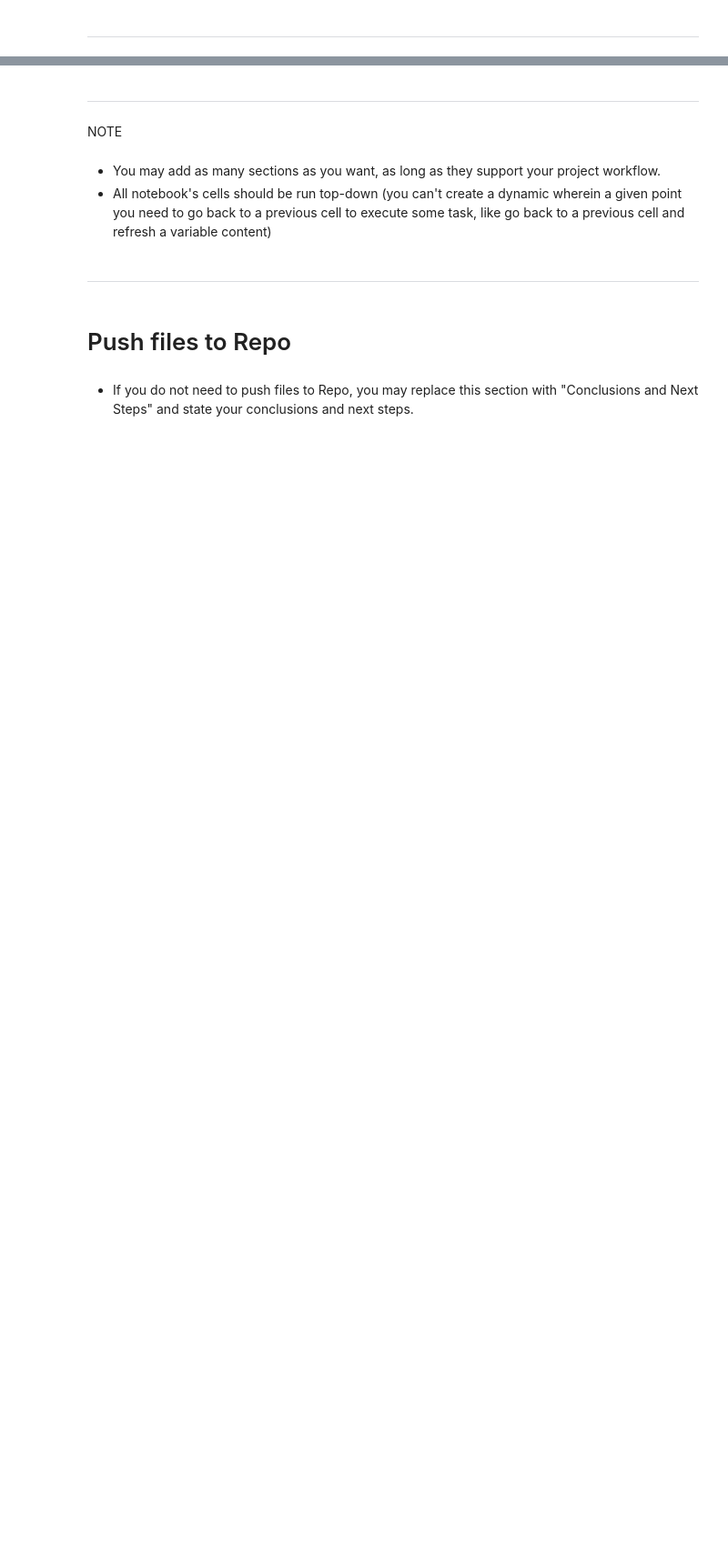
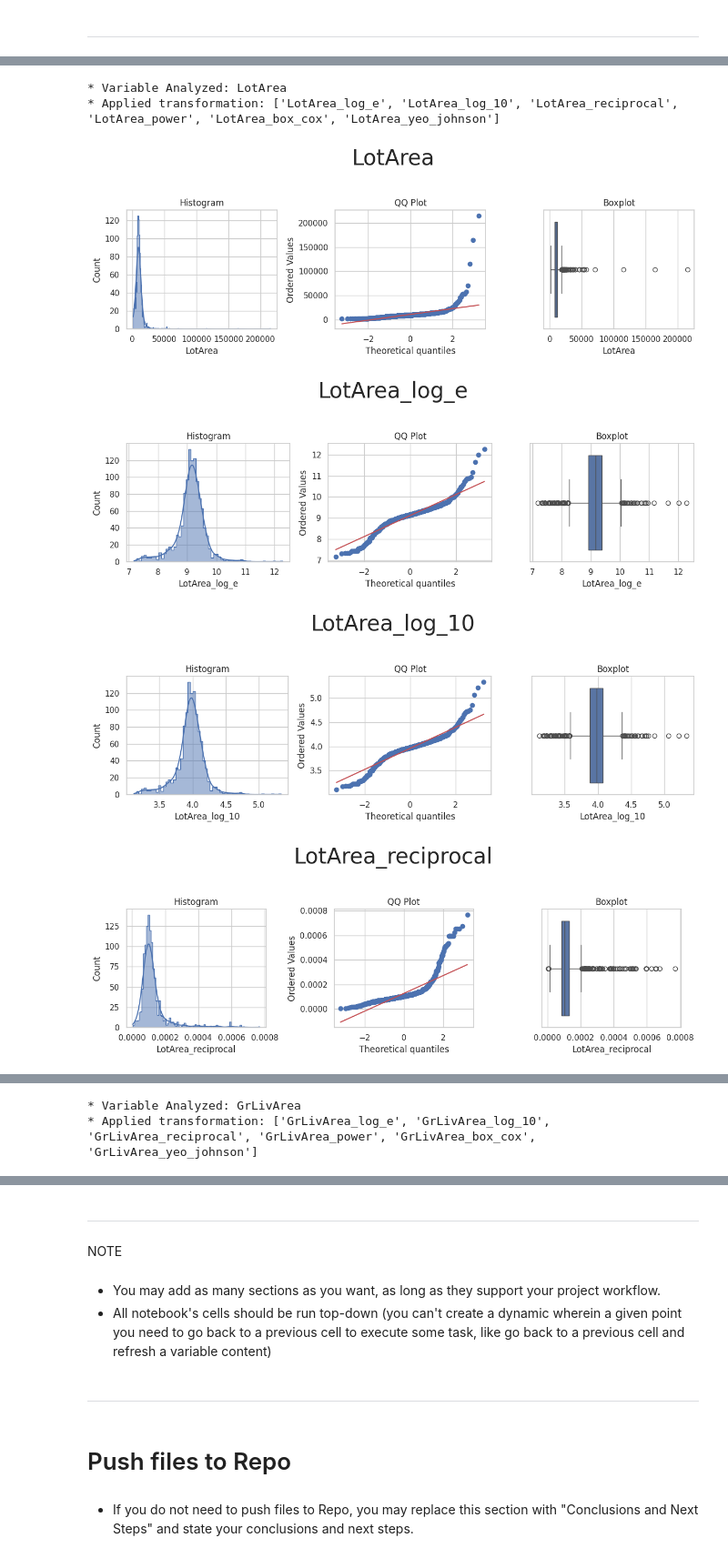
Before and after one commit to justynath/heritage-house-price-predictor, a Jupyter notebook: jupyter_notebooks/04 - FeatureEngineering.ipynb, the cells around one changed output, grey strips where cells are left out. Shown at 91% size. Cells and saved outputs as stored; diff of their text form; code cells hidden in the pictures; blank space fills up the shorter version.

```diff
--- a/jupyter_notebooks/04 - FeatureEngineering.ipynb
+++ b/jupyter_notebooks/04 - FeatureEngineering.ipynb
@@ -411,0 +313,21 @@ print(" Numerical transformation completed.")
+# %%
+# Step 1: Select skewed numerical variables for transformation
+# You can adjust this list based on skewness analysis or visual inspection
+
+variables_engineering = [
+    'LotArea', 'GrLivArea', 'MasVnrArea', 'TotalBsmtSF', '1stFlrSF', '2ndFlrSF',
+    'OpenPorchSF'
+]
+
+# Step 2: Create a clean working copy of those variables
+df_engineering = df_train[variables_engineering].copy()
+
+# Step 3: Apply the transformation analysis
+df_engineering = FeatureEngineeringAnalysis(df=df_engineering, analysis_type='numerical')
+# %% [output]
+* Variable Analyzed: LotArea
+* Applied transformation: ['LotArea_log_e', 'LotArea_log_10', 'LotArea_reciprocal', 'LotArea_power', 'LotArea_box_cox', 'LotArea_yeo_johnson']
+[figure, added]
+[figure, added]
+[figure, added]
+[figure, added]
@@ -411,0 +337,2 @@ print(" Numerical transformation completed.")
+* Variable Analyzed: GrLivArea
+* Applied transformation: ['GrLivArea_log_e', 'GrLivArea_log_10', 'GrLivArea_reciprocal', 'GrLivArea_power', 'GrLivArea_box_cox', 'GrLivArea_yeo_johnson']
```
Also changed, not shown: parts of 22 cells of this notebook.
